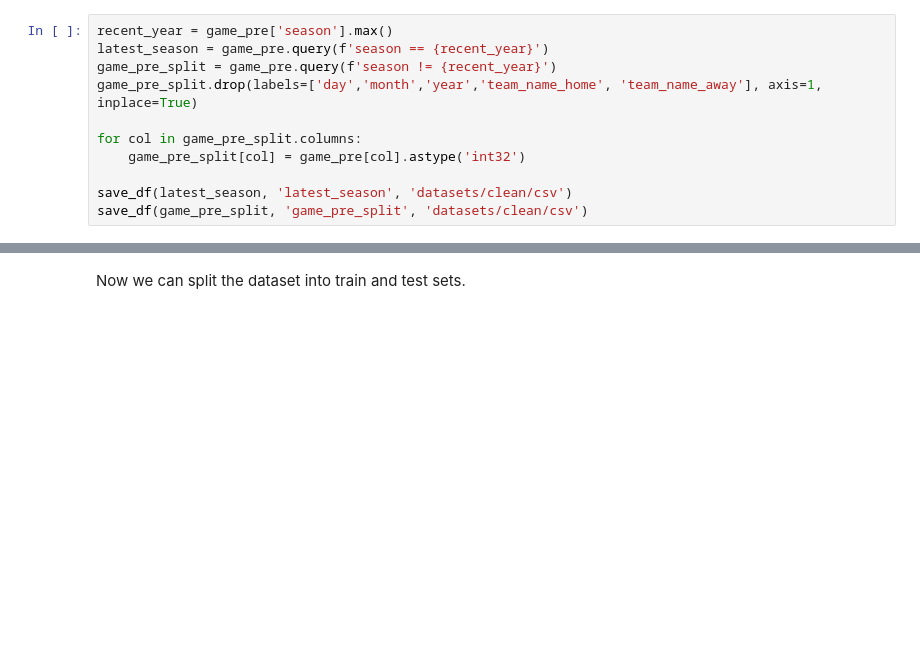
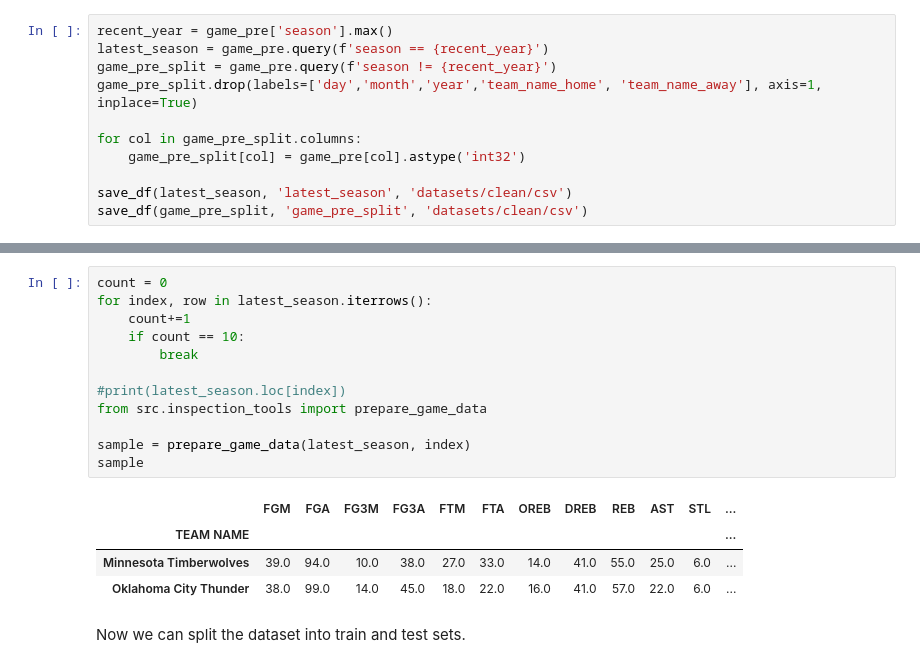
Before and after one commit to smtilson/pp5-ml-dashboard, a Jupyter notebook: jupyter_notebooks/04_Feature_Engineering.ipynb, the cells around one changed output, grey strips where cells are left out. Saved outputs shown, nothing was run; the diff lists cells and outputs as text; blank space fills up the shorter version.

```diff
--- a/jupyter_notebooks/04_Feature_Engineering.ipynb
+++ b/jupyter_notebooks/04_Feature_Engineering.ipynb
@@ -148,3 +102,20 @@ season
+# %%
+count = 0
+for index, row in latest_season.iterrows():
+    count+=1
+    if count == 10:
+        break
+
+#print(latest_season.loc[index])
+from src.inspection_tools import prepare_game_data
+
+sample = prepare_game_data(latest_season, index)
+sample
+# %% [output]
+|  | FGM | FGA | FG3M | FG3A | FTM | FTA | OREB | DREB | REB | AST | STL | ... |
+| TEAM NAME |  |  |  |  |  |  |  |  |  |  |  | ... |
+| Minnesota Timberwolves | 39.0 | 94.0 | 10.0 | 38.0 | 27.0 | 33.0 | 14.0 | 41.0 | 55.0 | 25.0 | 6.0 | ... |
+| Oklahoma City Thunder | 38.0 | 99.0 | 14.0 | 45.0 | 18.0 | 22.0 | 16.0 | 41.0 | 57.0 | 22.0 | 6.0 | ... |
 # %% [markdown]
 Now we can split the dataset into train and test sets.
 # %%
```
Also changed, not shown: parts of 1 cell of this notebook, 4 other files.
